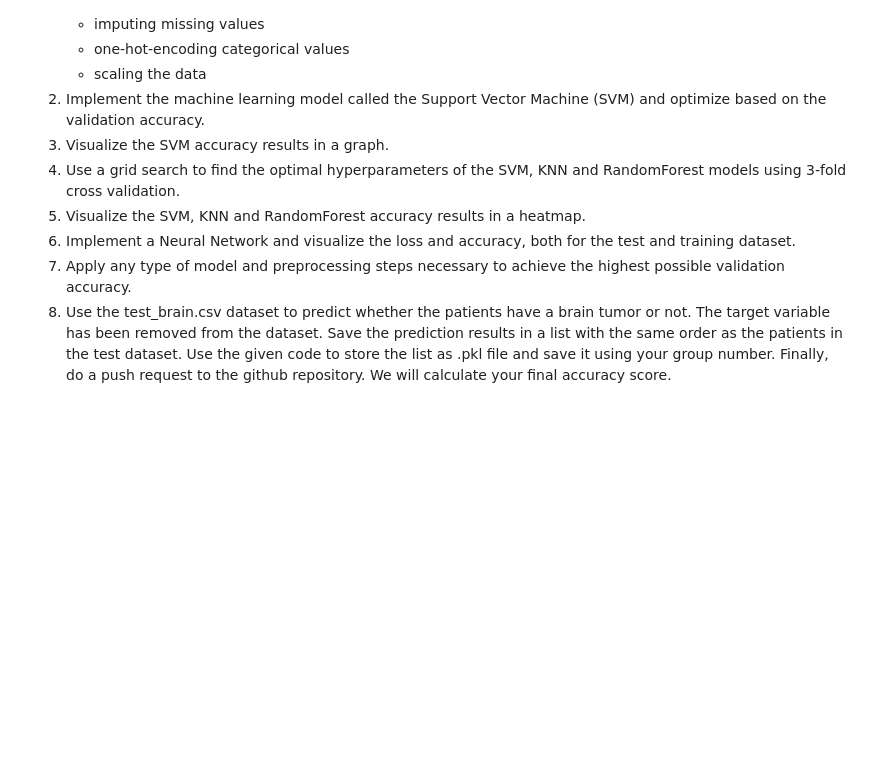
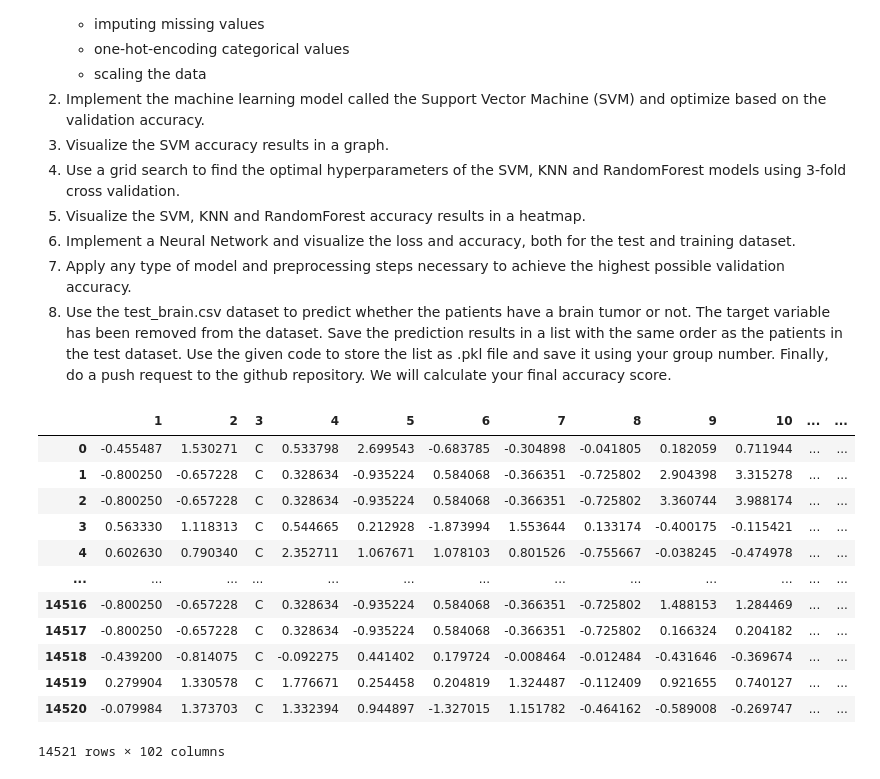
Before and after one commit to DatacationOrg/DatacationDay2021, a Jupyter notebook: Coding Challenge.ipynb, the cells around one changed output. Drawn from its saved outputs; the diff is of its cells as text; code cells hidden in the pictures; blank space fills up the shorter version.

```diff
--- a/Coding Challenge.ipynb
+++ b/Coding Challenge.ipynb
@@ -40,0 +118,38 @@ Loading the training set train_brain.csv and split the training set in a trainin
+# %%
+# Impute missing values: (https://scikit-learn.org/stable/modules/generated/sklearn.impute.SimpleImputer.html)
+cols = train.columns
+datatypes = train.dtypes
+
+train_df = pd.DataFrame(train_scaled, columns=cols)
+vali_df =pd.DataFrame(vali_scaled, columns=cols)
+
+# First cast all columns that are not 'object's to numeric columns,
+#   then normalize all numeric columns (manually implemented)
+for i in range(len(cols)):
+    if datatypes[i] != 'O':
+        train_df[cols[i]] = train_df[cols[i]].astype(datatypes[i])
+        vali_df[cols[i]] = vali_df[cols[i]].astype(datatypes[i])
+        #train_df[cols[i]] = (train_df[cols[i]] - train_df[cols[i]].mean()) / train_df[cols[i]].std()
+
+X_train = train_df.drop('19', axis=1)
+y_train = train_df['19']
+X_vali = vali_df.drop('19', axis=1)
+y_vali = vali_df['19']
+
+# Encode categorical columns to one-hot encoding style
+train_onehot = pd.get_dummies(train_df)
+vali_onehot = pd.get_dummies(vali_df)
+# %%
+# Impute missing values: (https://scikit-learn.org/stable/modules/generated/sklearn.impute.SimpleImputer.html)
+cols = train.columns
+datatypes = train.dtypes
+
+train_df = pd.DataFrame(train_scaled, columns=cols)
+vali_df =pd.DataFrame(vali_scaled, columns=cols)
+
+# First cast all columns that are not 'object's to numeric columns,
+#   then normalize all numeric columns (manually implemented)
+for i in range(len(cols)):
+    if datatypes[i] != 'O':
+        train_df[cols[i]] = train_df[cols[i]].astype(datatypes[i])
+        vali_df[cols[i]] = vali_df[cols[i]].astype(datatypes[i])
@@ -40,0 +161,16 @@ Loading the training set train_brain.csv and split the training set in a trainin
+# %%
+vali_df
+# %% [output]
+|  | 1 | 2 | 3 | 4 | 5 | 6 | 7 | 8 | 9 | 10 | ... | ... |
+| 0 | -0.455487 | 1.530271 | C | 0.533798 | 2.699543 | -0.683785 | -0.304898 | -0.041805 | 0.182059 | 0.711944 | ... | ... |
+| 1 | -0.800250 | -0.657228 | C | 0.328634 | -0.935224 | 0.584068 | -0.366351 | -0.725802 | 2.904398 | 3.315278 | ... | ... |
+| 2 | -0.800250 | -0.657228 | C | 0.328634 | -0.935224 | 0.584068 | -0.366351 | -0.725802 | 3.360744 | 3.988174 | ... | ... |
+| 3 | 0.563330 | 1.118313 | C | 0.544665 | 0.212928 | -1.873994 | 1.553644 | 0.133174 | -0.400175 | -0.115421 | ... | ... |
+| 4 | 0.602630 | 0.790340 | C | 2.352711 | 1.067671 | 1.078103 | 0.801526 | -0.755667 | -0.038245 | -0.474978 | ... | ... |
+| ... | ... | ... | ... | ... | ... | ... | ... | ... | ... | ... | ... | ... |
+| 14516 | -0.800250 | -0.657228 | C | 0.328634 | -0.935224 | 0.584068 | -0.366351 | -0.725802 | 1.488153 | 1.284469 | ... | ... |
+| 14517 | -0.800250 | -0.657228 | C | 0.328634 | -0.935224 | 0.584068 | -0.366351 | -0.725802 | 0.166324 | 0.204182 | ... | ... |
+| 14518 | -0.439200 | -0.814075 | C | -0.092275 | 0.441402 | 0.179724 | -0.008464 | -0.012484 | -0.431646 | -0.369674 | ... | ... |
+| 14519 | 0.279904 | 1.330578 | C | 1.776671 | 0.254458 | 0.204819 | 1.324487 | -0.112409 | 0.921655 | 0.740127 | ... | ... |
+| 14520 | -0.079984 | 1.373703 | C | 1.332394 | 0.944897 | -1.327015 | 1.151782 | -0.464162 | -0.589008 | -0.269747 | ... | ... |
+14521 rows × 102 columns
```
Also changed, not shown: parts of 18 cells of this notebook, 1 other file.
